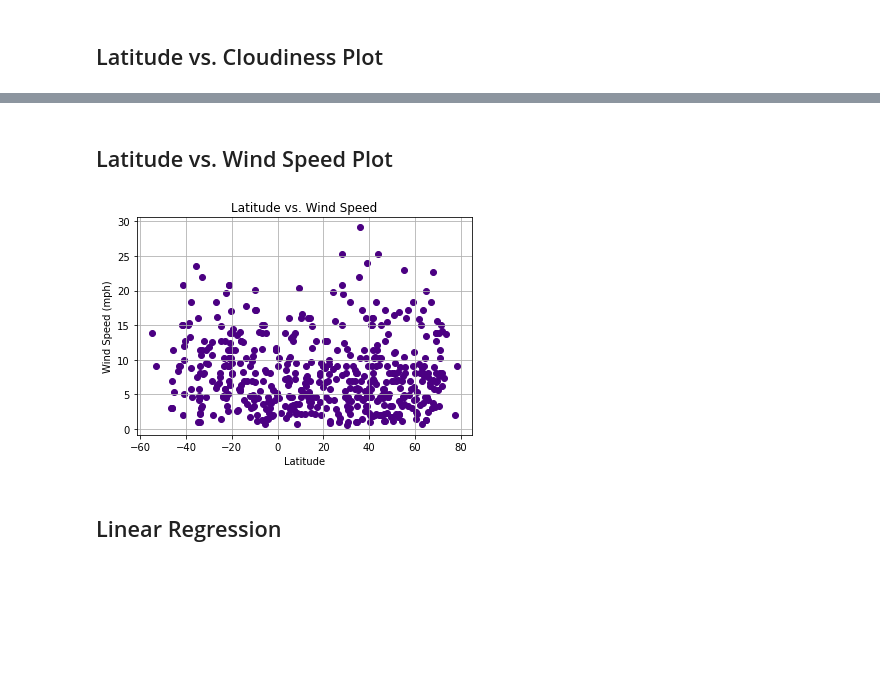
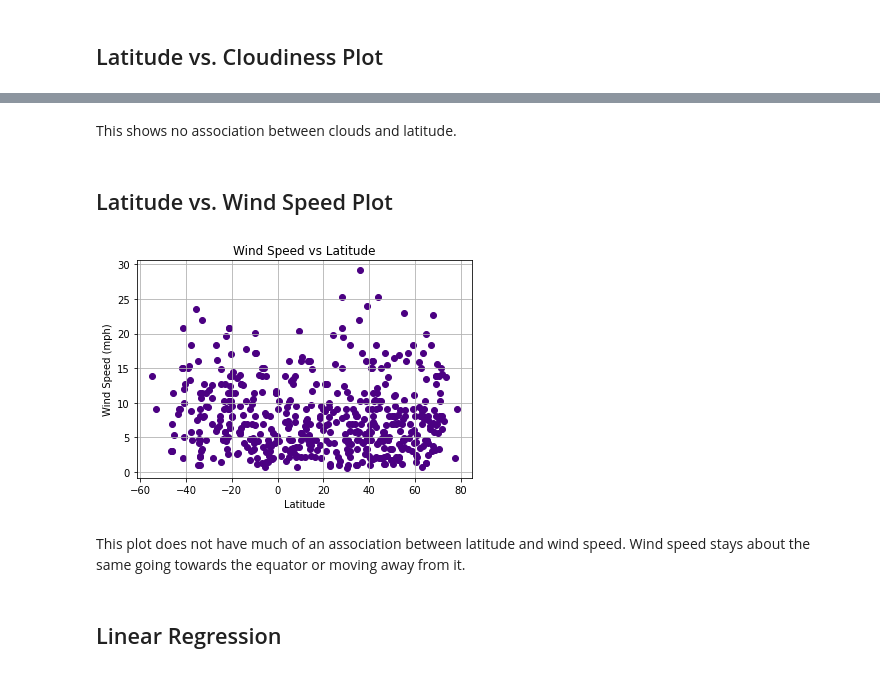
Before and after one commit to meghanvl/API_project, a Jupyter notebook: WeatherPy.ipynb, the cells around one changed output, grey strips where cells are left out. Drawn from its saved outputs; the diff is of its cells as text; code cells hidden in the pictures; blank space fills up the shorter version.

```diff
--- a/WeatherPy.ipynb
+++ b/WeatherPy.ipynb
@@ -252,15 +254,19 @@ plt.show()
+# %% [markdown]
+This shows no association between clouds and latitude.
 # %% [markdown]
 ## Latitude vs. Wind Speed Plot
 # %%
 plt.scatter(weather_summary["Lat"], weather_summary["Wind Speed"], marker="o", color="indigo")
-plt.title("Latitude vs. Wind Speed")
+plt.title("Wind Speed vs Latitude")
 plt.xlabel("Latitude")
 plt.ylabel("Wind Speed (mph)")
-plt.savefig("LatvsWind.png")
+plt.savefig("WindvsLat.png")
 plt.grid()
 plt.show()
 # %% [output]
-[figure, old version]
+[figure, new version]
+# %% [markdown]
+This plot does not have much of an association between latitude and wind speed. Wind speed stays about the same going towards the equator or moving away from it.
 # %% [markdown]
 ## Linear Regression
 # %% [markdown]
```
Also changed, not shown: parts of 8 cells of this notebook, 9 other files.
